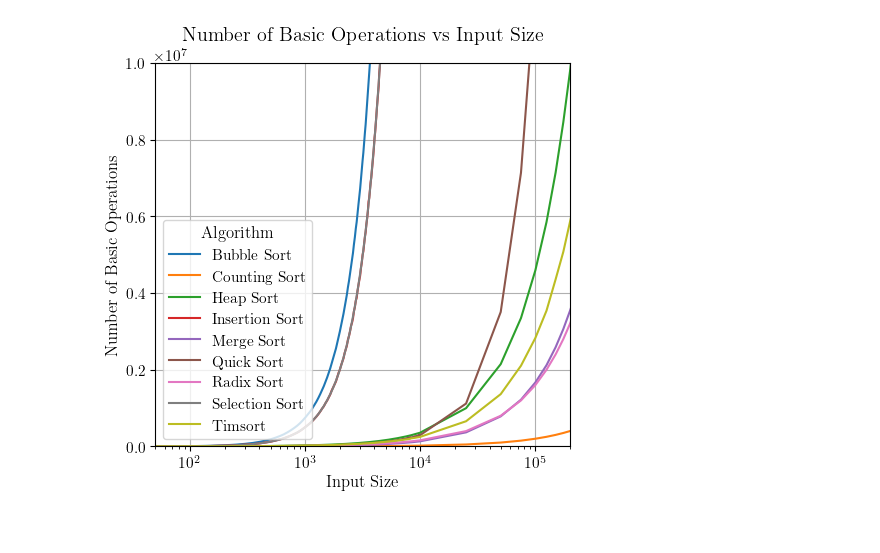
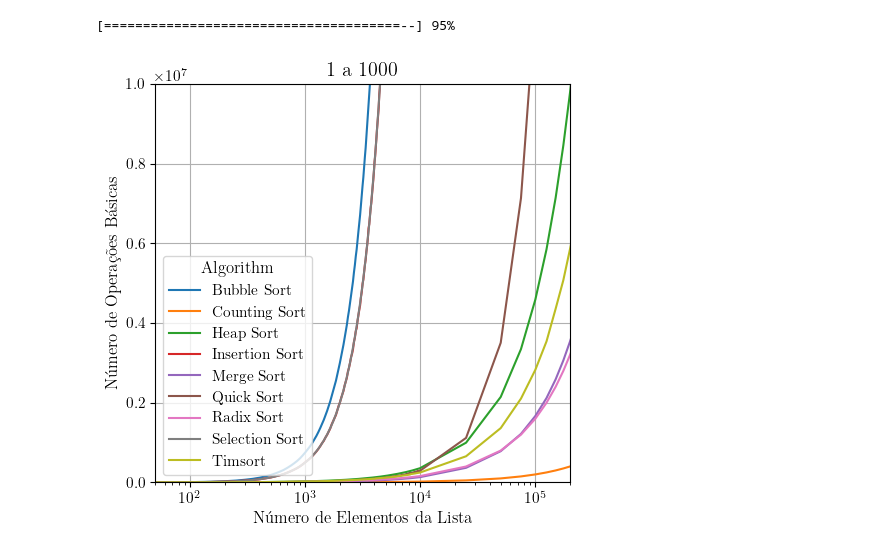
Before and after one commit to Hugoverissimo21/sorting-algorithms, a Jupyter notebook: Untitled-1.ipynb, the cells around one changed output. Saved outputs shown, nothing was run; the diff lists cells and outputs as text; code cells hidden in the pictures.

```diff
--- a/Untitled-1.ipynb
+++ b/Untitled-1.ipynb
@@ -19,8 +19,8 @@ def progress_bar(progress, total, length=40):
     sys.stdout.write(f'\r[{bar}] {percent:.0%}')
     sys.stdout.flush()
 # %%
-min_size, max_size, freq, runs = 150000, 1000000, 25000, 5
-low, high = 1, 1000
+min_size, max_size, freq, runs = 100000, 1000000, 50000, 5
+low, high = 1, 1000000
 
 results = {
     "List ID": [],
@@ -33,7 +33,7 @@ results = {
 }
 
 if False:
-    for size in range(1, max_size, freq):
+    for size in range(min_size, max_size, freq):
         for _ in range(runs):
             arr = generate_random_array(size, low, high)
 
@@ -149,6 +149,8 @@ if False:
     else:
         results = pd.DataFrame(results)
         results.to_excel("results.xlsx", index=False)
+# %% [output]
+[======================================--] 95%
 # %%
 import matplotlib.pyplot as plt
 import pandas as pd
@@ -170,19 +172,19 @@ results = pd.read_excel("results.xlsx")
 # %%
 df01 = results[(results["Low"] == 1) & (results["High"] == 1000)]
 df01 = df01.groupby(["Size", "Algorithm"], as_index=False)["Basic ops."].mean()
 
 
 plt.figure(figsize=(5, 5))
 sns.lineplot(data=df01, x="Size", y="Basic ops.", hue="Algorithm", alpha=1)
-plt.title("Number of Basic Operations vs Input Size")
-plt.xlabel("Input Size")
-plt.ylabel("Number of Basic Operations")
+plt.title(f"{1} a {1000}")
+plt.xlabel("Número de Elementos da Lista")
+plt.ylabel("Número de Operações Básicas")
 plt.legend(title="Algorithm", loc="lower left")
 plt.grid(True)
 plt.xlim(50, 2*10**5)
 plt.ylim(0, 10**7)
 plt.xscale("log")
 plt.tight_layout()
 plt.show()
 # %% [output]
-[figure, old version]
+[figure, new version]
```
Also changed, not shown: parts of 1 cell of this notebook, 1 other file.
